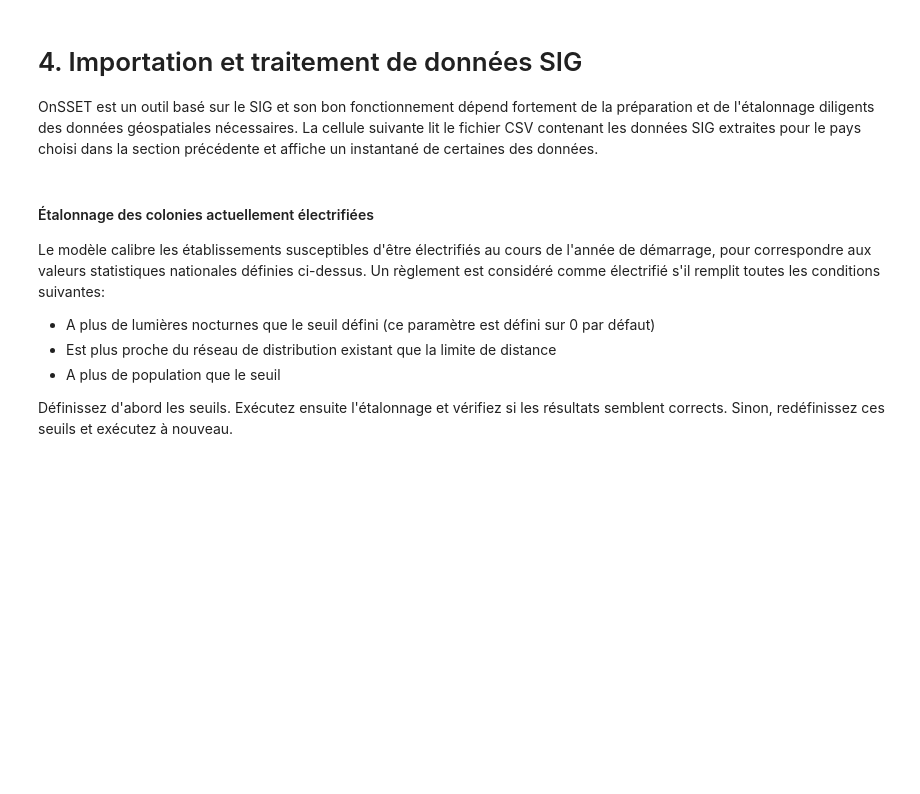
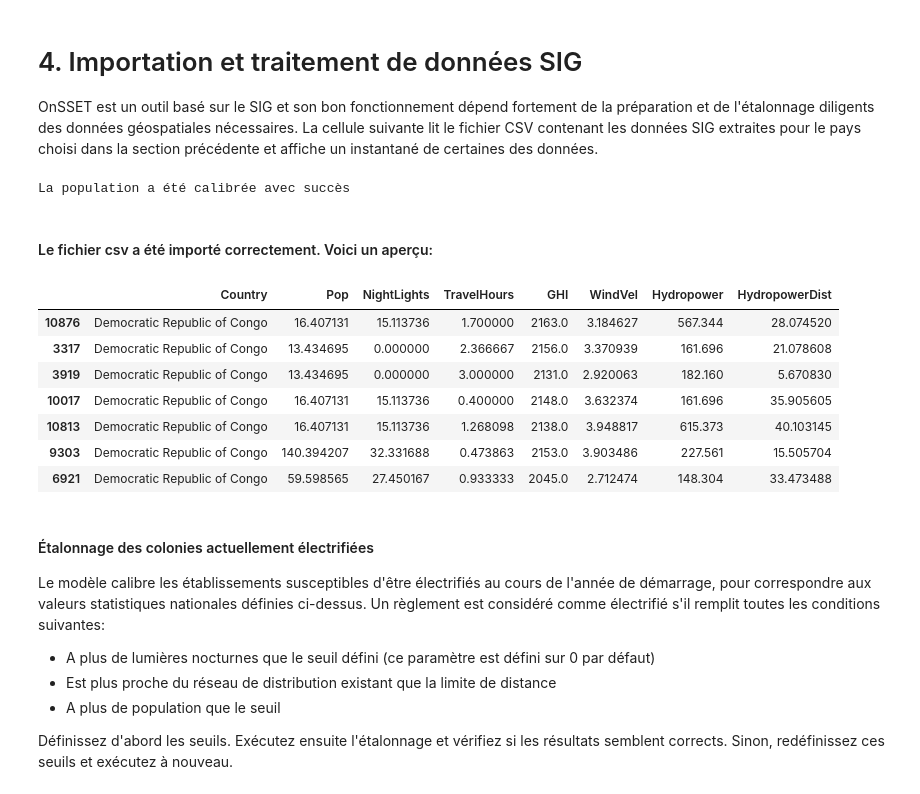
Before and after one commit to OnSSET/onsset, a Jupyter notebook: OnSSET_notebook_FR.ipynb, the cells around one changed output. Saved outputs shown, nothing was run; the diff lists cells and outputs as text; code cells hidden in the pictures; blank space fills up the shorter version.

Commit message:
Updated summaries and diesel costs in FR Notebook runner

```diff
--- a/OnSSET_notebook_FR.ipynb
+++ b/OnSSET_notebook_FR.ipynb
@@ -71,18 +71,18 @@ En plus des options ci-dessus, l'utilisateur peut personnaliser un grand nombre
 # %% [markdown]
 ### a. Composantes démographiques et sociales
 # %%
-pop_start_year = 44271000       ### Écrivez la population dans l'année de base (par exemple 2018)
-end_year_pop = 63842360         ### Écrivez la population à la fin de l'année de l'analyse (par exemple 2030)
+pop_start_year = 6000000      ### Écrivez la population dans l'année de base (par exemple 2018)
+end_year_pop = 8000000        ### Écrivez la population à la fin de l'année de l'analyse (par exemple 2030)
 
-urban_ratio_start_year = 0.24   ### Écrire le ratio de population urbaine dans l'année de base (par exemple 2018)
-urban_ratio_end_year = 0.31     ### Écrire le ratio de population urbaine à la fin de l'année (par exemple 2030)
+urban_ratio_start_year = 0.7   ### Écrire le ratio de population urbaine dans l'année de base (par exemple 2018)
+urban_ratio_end_year = 0.75     ### Écrire le ratio de population urbaine à la fin de l'année (par exemple 2030)
 
-num_people_per_hh_urban = 4.0     ### Écrivez le nombre de personnes par ménage urbain prévu pour la fin de l'année (par exemple 2030)
-num_people_per_hh_rural = 3.4   ### Écrivez le nombre de personnes par ménage rural prévu pour la fin de l'année (par exemple 2030)
+num_people_per_hh_urban = 5     ### Écrivez le nombre de personnes par ménage urbain prévu pour la fin de l'année (par exemple 2030)
+num_people_per_hh_rural = 6   ### Écrivez le nombre de personnes par ménage rural prévu pour la fin de l'année (par exemple 2030)
 
-elec_ratio_start_year = 0.22   ### Écrivez le taux d'électrification dans l'année de base (par exemple 2018)
-urban_elec_ratio = 0.577       ### Écrire le taux d'électrification urbaine dans l'année de base (par exemple 2018)
-rural_elec_ratio = 0.11         ### Écrire le taux d'électrification rurale dans l'année de base (par exemple 2018)
+elec_ratio_start_year = 0.19   ### Écrivez le taux d'électrification dans l'année de base (par exemple 2018)
+urban_elec_ratio = 0.40       ### Écrire le taux d'électrification urbaine dans l'année de base (par exemple 2018)
+rural_elec_ratio = 0.01         ### Écrire le taux d'électrification rurale dans l'année de base (par exemple 2018)
 # %% [markdown]
 ### b. Spécifications et coûts technologiques
 
@@ -233,31 +233,45 @@ OnSSET est un outil basé sur le SIG et son bon fonctionnement dépend fortement
 # %%
 yearsofanalysis = [intermediate_year, end_year]
 
 onsseter.condition_df()
 onsseter.df[SET_GRID_PENALTY] = onsseter.grid_penalties(onsseter.df)
 onsseter.df[SET_WINDCF] = onsseter.calc_wind_cfs()
 pop_modelled, urban_modelled = onsseter.calibrate_current_pop_and_urban(pop_start_year, urban_ratio_start_year)
 onsseter.project_pop_and_urban(pop_start_year, end_year_pop, end_year_pop, urban_ratio_start_year,
                                  urban_ratio_end_year, start_year, end_year, intermediate_year)
 
 eleclimits = {intermediate_year: intermediate_electrification_target, end_year: electrification_rate_target}
 time_steps = {intermediate_year: intermediate_year-start_year, end_year: end_year-intermediate_year}
 
 display(Markdown('#### Le fichier csv a été importé correctement. Voici un aperçu:'))
 display(onsseter.df[['Country','Pop','NightLights','TravelHours','GHI','WindVel','Hydropower','HydropowerDist']].sample(7))
 
-for year in yearsofanalysis:
-    mg_diesel_cost = {'diesel_price': diesel_price,
-                      'efficiency': 0.33,
-                      'diesel_truck_consumption': 33.7,
-                      'diesel_truck_volume': 15000}
+try:
+    onsseter.df['SADieselFuelCost2025']
+except KeyError:
+    for year in yearsofanalysis:
+        mg_diesel_cost = {'diesel_price': diesel_price,
+                          'efficiency': 0.33,
+                          'diesel_truck_consumption': 33.7,
+                          'diesel_truck_volume': 15000}
 
-    sa_diesel_cost = {'diesel_price': diesel_price,
-                      'efficiency': 0.28,
-                      'diesel_truck_consumption': 14,
-                      'diesel_truck_volume': 300}
+        sa_diesel_cost = {'diesel_price': diesel_price,
+                          'efficiency': 0.28,
+                          'diesel_truck_consumption': 14,
+                          'diesel_truck_volume': 300}
 
-    onsseter.diesel_cost_columns(sa_diesel_cost, mg_diesel_cost, year)
+        onsseter.diesel_cost_columns(sa_diesel_cost, mg_diesel_cost, year)
+# %% [output]
+La population a été calibrée avec succès
+#### Le fichier csv a été importé correctement. Voici un aperçu:
+|  | Country | Pop | NightLights | TravelHours | GHI | WindVel | Hydropower | HydropowerDist |
+| 10876 | Democratic Republic of Congo | 16.407131 | 15.113736 | 1.700000 | 2163.0 | 3.184627 | 567.344 | 28.074520 |
+| 3317 | Democratic Republic of Congo | 13.434695 | 0.000000 | 2.366667 | 2156.0 | 3.370939 | 161.696 | 21.078608 |
+| 3919 | Democratic Republic of Congo | 13.434695 | 0.000000 | 3.000000 | 2131.0 | 2.920063 | 182.160 | 5.670830 |
+| 10017 | Democratic Republic of Congo | 16.407131 | 15.113736 | 0.400000 | 2148.0 | 3.632374 | 161.696 | 35.905605 |
+| 10813 | Democratic Republic of Congo | 16.407131 | 15.113736 | 1.268098 | 2138.0 | 3.948817 | 615.373 | 40.103145 |
+| 9303 | Democratic Republic of Congo | 140.394207 | 32.331688 | 0.473863 | 2153.0 | 3.903486 | 227.561 | 15.505704 |
+| 6921 | Democratic Republic of Congo | 59.598565 | 27.450167 | 0.933333 | 2045.0 | 2.712474 | 148.304 | 33.473488 |
 # %% [markdown]
 #### Étalonnage des colonies actuellement électrifiées
 
```
Also changed, not shown: parts of 14 cells of this notebook.
